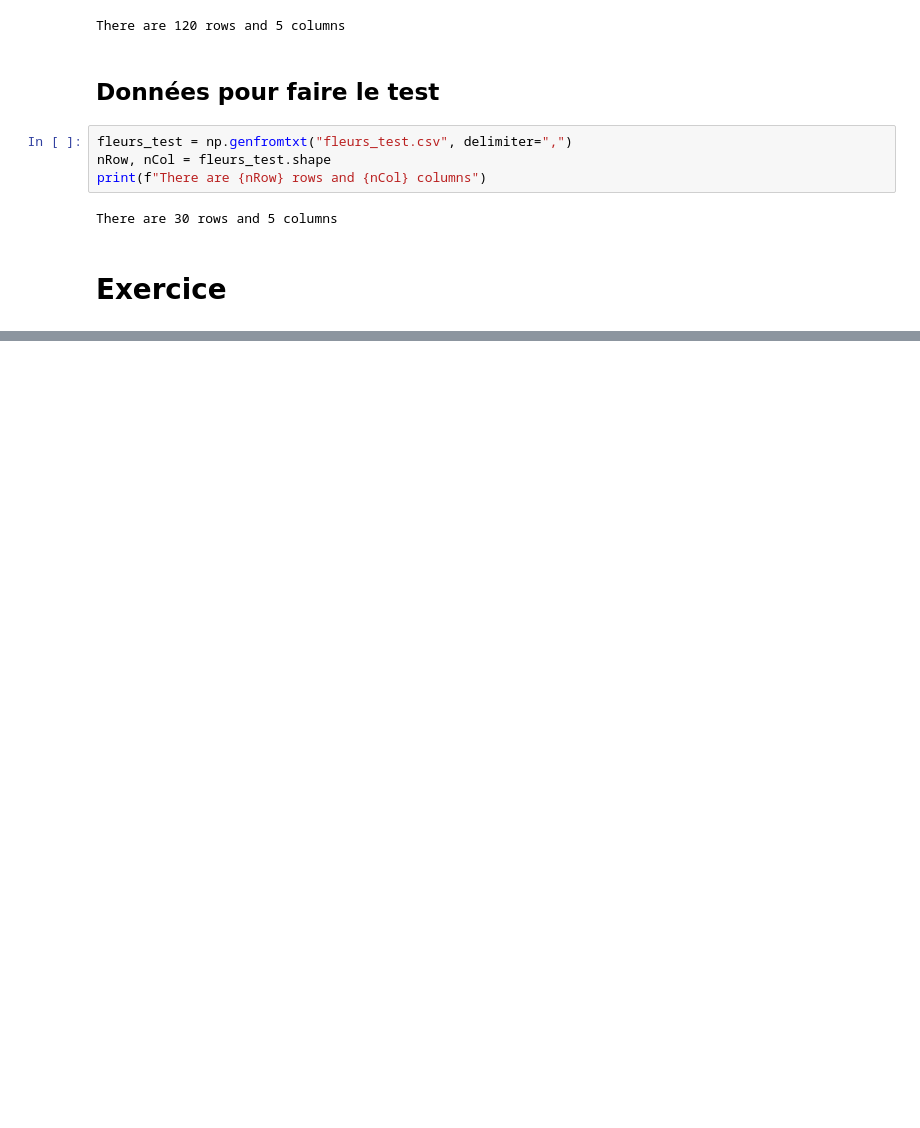
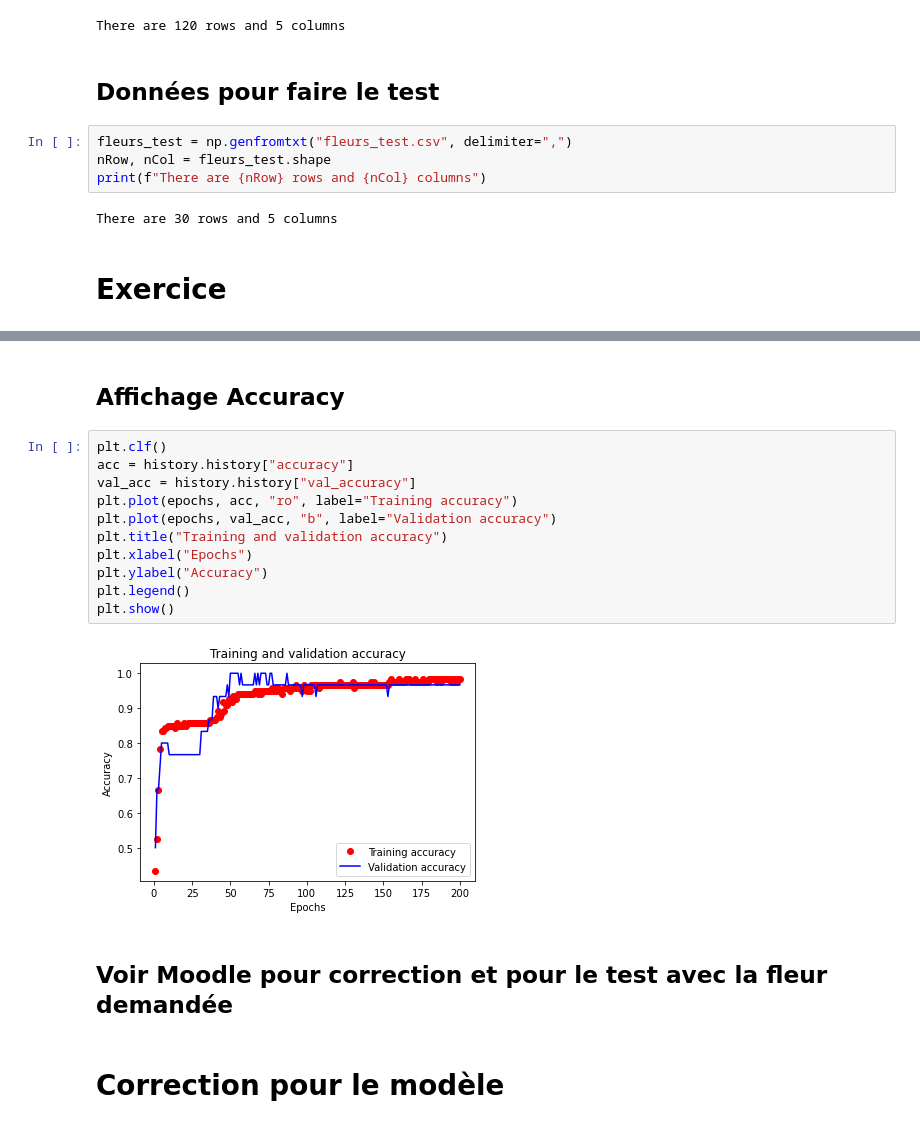
Before and after one commit to JorgeAntonio502/M2, a Jupyter notebook: IA (deep learning)/Annales/2020-2021/Exercice2/examen_exercice_2.ipynb, the cells around one changed output, grey strips where cells are left out. Cells and saved outputs as stored; diff of their text form; blank space fills up the shorter version.

```diff
--- a/IA (deep learning)/Annales/2020-2021/Exercice2/examen_exercice_2.ipynb
+++ b/IA (deep learning)/Annales/2020-2021/Exercice2/examen_exercice_2.ipynb
@@ -26,0 +133,19 @@ fleurs_training.shape
+# %% [markdown]
+## Affichage Accuracy
+# %%
+plt.clf()
+acc = history.history["accuracy"]
+val_acc = history.history["val_accuracy"]
+plt.plot(epochs, acc, "ro", label="Training accuracy")
+plt.plot(epochs, val_acc, "b", label="Validation accuracy")
+plt.title("Training and validation accuracy")
+plt.xlabel("Epochs")
+plt.ylabel("Accuracy")
+plt.legend()
+plt.show()
+# %% [output]
+[figure, added]
+# %% [markdown]
+## Voir Moodle pour correction et pour le test avec la fleur demandée
+# %% [markdown]
+# Correction pour le modèle
```
Also changed, not shown: parts of 24 cells of this notebook, 4 other files.
